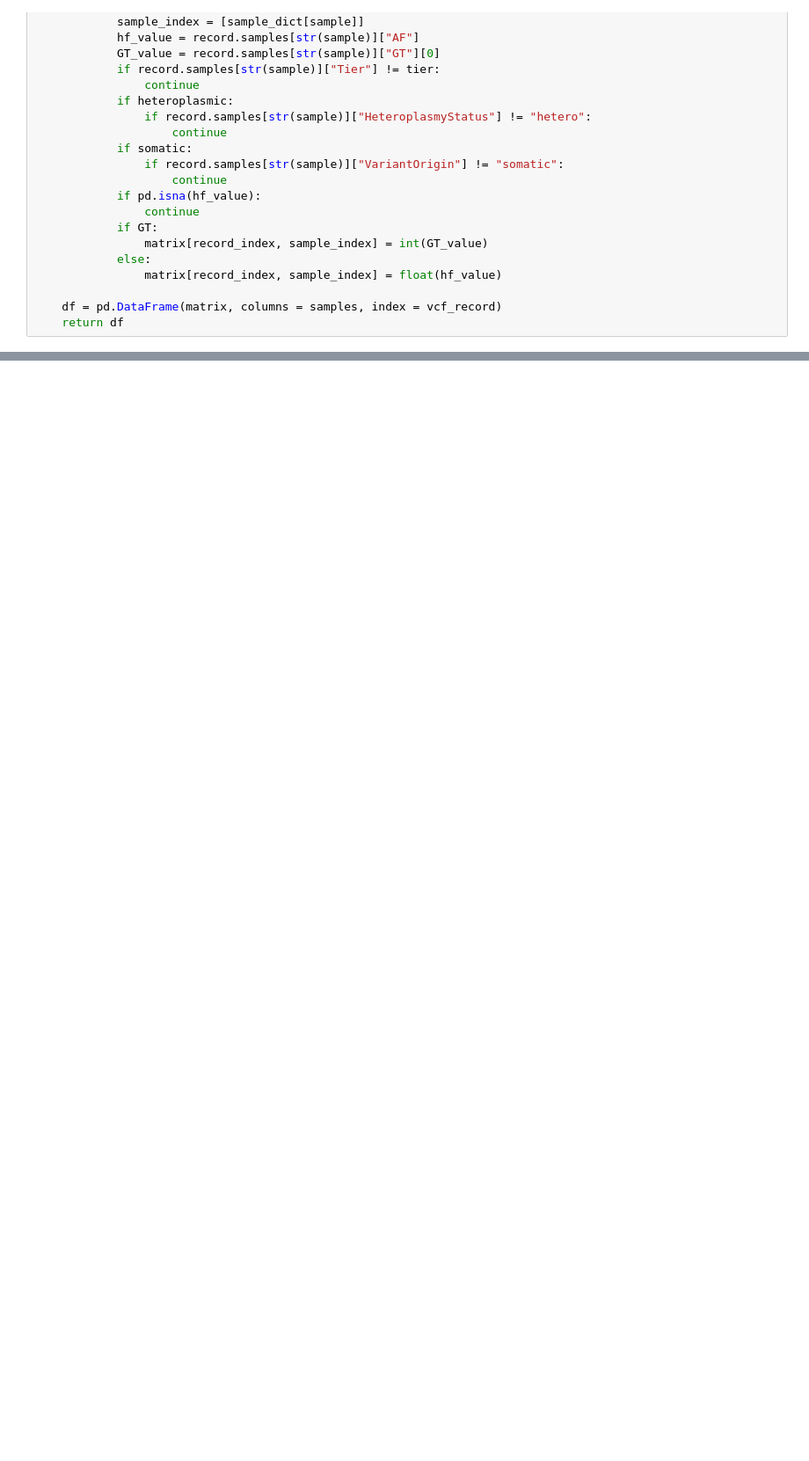
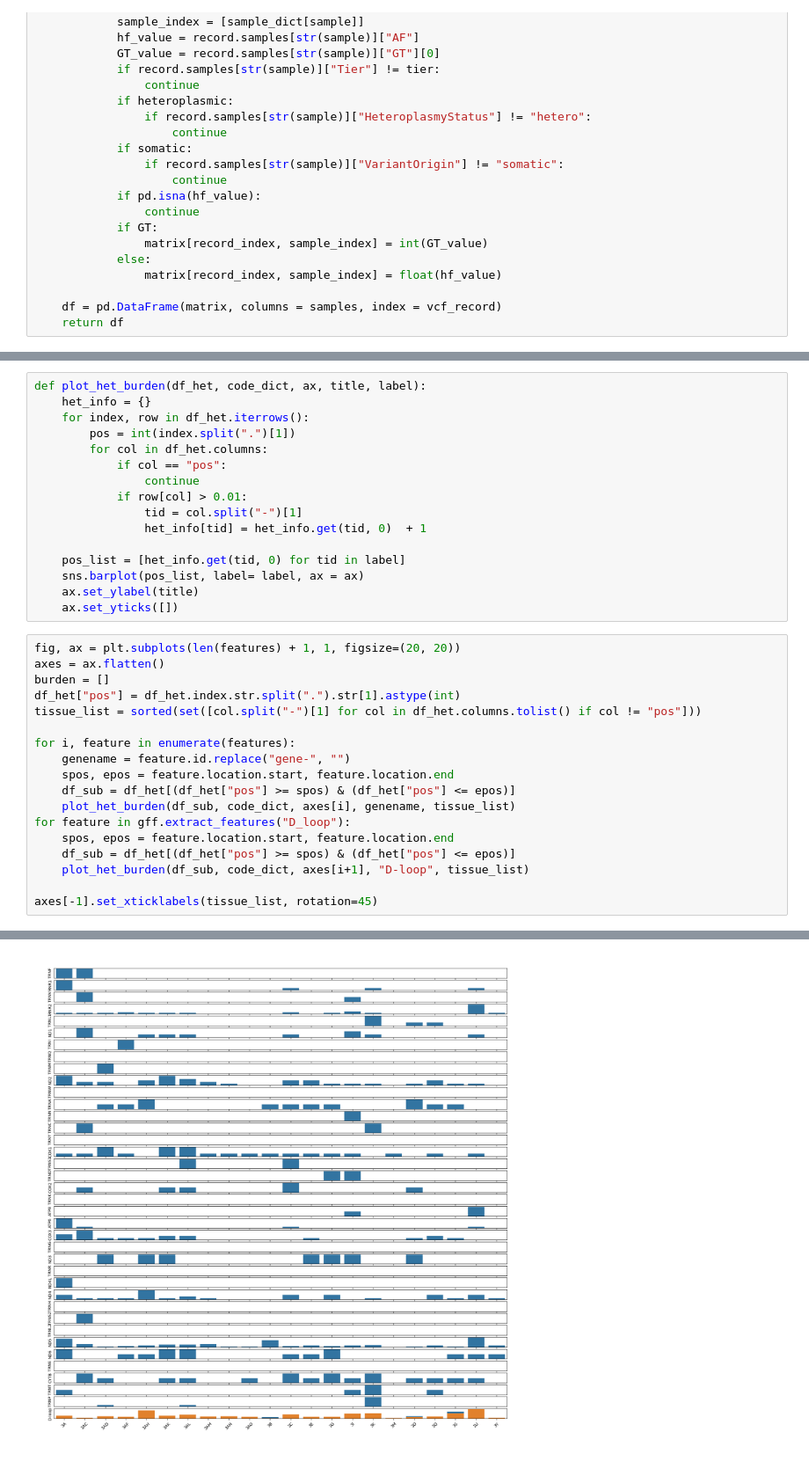
Before and after one commit to hangsuUNC/SMaHT_Mitogenome, a Jupyter notebook: scripts/circos_plot.ipynb, the cells around one changed output, grey strips where cells are left out. Shown at 88% size. Drawn from its saved outputs; the diff is of its cells as text; blank space fills up the shorter version.

```diff
--- a/scripts/circos_plot.ipynb
+++ b/scripts/circos_plot.ipynb
@@ -226,0 +294,35 @@ plt.savefig("heat_mito_var_distribution.pdf")
+# %%
+def plot_het_burden(df_het, code_dict, ax, title, label):
+    het_info = {}
+    for index, row in df_het.iterrows():
+        pos = int(index.split(".")[1])
+        for col in df_het.columns:
+            if col == "pos":
+                continue
+            if row[col] > 0.01:
+                tid = col.split("-")[1]
+                het_info[tid] = het_info.get(tid, 0)  + 1
+
+    pos_list = [het_info.get(tid, 0) for tid in label]
+    sns.barplot(pos_list, label= label, ax = ax)
+    ax.set_ylabel(title)
+    ax.set_yticks([])
+# %%
+fig, ax = plt.subplots(len(features) + 1, 1, figsize=(20, 20))
+axes = ax.flatten()
+burden = []
+df_het["pos"] = df_het.index.str.split(".").str[1].astype(int)
+tissue_list = sorted(set([col.split("-")[1] for col in df_het.columns.tolist() if col != "pos"]))
+
+for i, feature in enumerate(features):
+    genename = feature.id.replace("gene-", "")
+    spos, epos = feature.location.start, feature.location.end
+    df_sub = df_het[(df_het["pos"] >= spos) & (df_het["pos"] <= epos)]
+    plot_het_burden(df_sub, code_dict, axes[i], genename, tissue_list)
+for feature in gff.extract_features("D_loop"):
+    spos, epos = feature.location.start, feature.location.end
+    df_sub = df_het[(df_het["pos"] >= spos) & (df_het["pos"] <= epos)]
+    plot_het_burden(df_sub, code_dict, axes[i+1], "D-loop", tissue_list)
+
+axes[-1].set_xticklabels(tissue_list, rotation=45)
+# %% [output]
@@ -226,0 +346 @@ plt.savefig("heat_mito_var_distribution.pdf")
+[figure, added]
```
Also changed, not shown: parts of 10 cells of this notebook.
